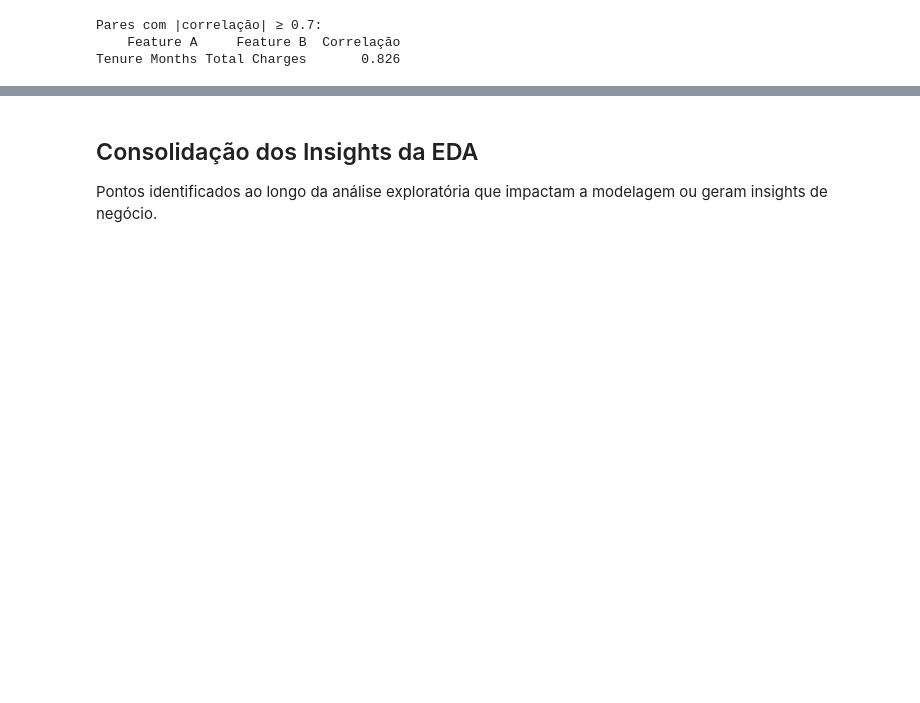
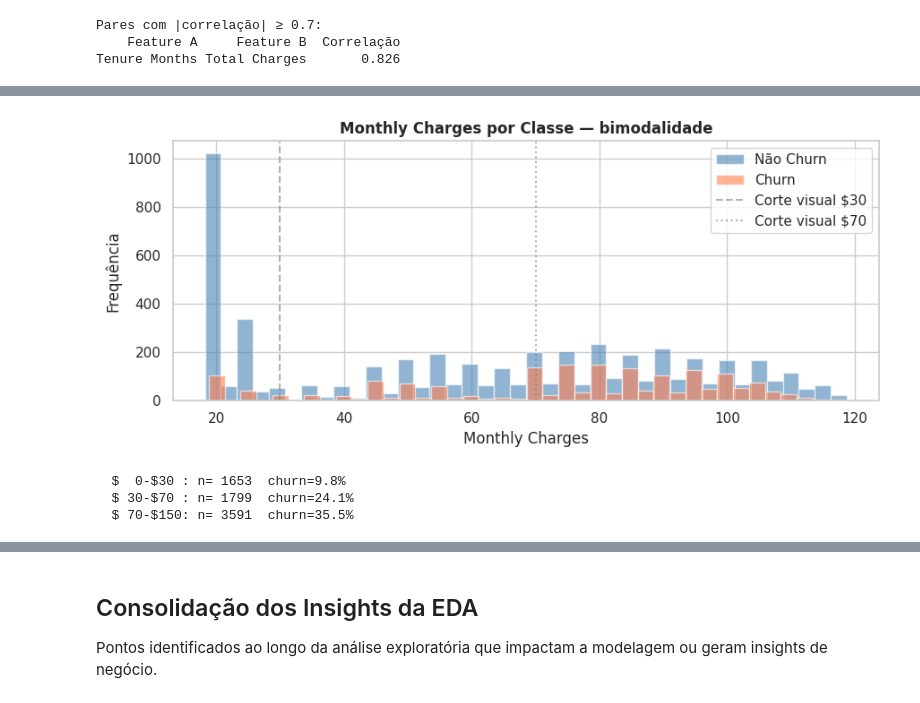
Before and after one commit to Jonathan1902/postech-fiap-tech-challenge-1, a Jupyter notebook: notebooks/01_eda_telco_churn.ipynb, the cells around one changed output, grey strips where cells are left out. Saved outputs shown, nothing was run; the diff lists cells and outputs as text; code cells hidden in the pictures; blank space fills up the shorter version.

```diff
--- a/notebooks/01_eda_telco_churn.ipynb
+++ b/notebooks/01_eda_telco_churn.ipynb
@@ -562,0 +731,19 @@ insights.extend([
+# %%
+fig, ax = plt.subplots(figsize=(9, 4))
+for val, grp in df.groupby(TARGET_COL):
+    ax.hist(grp['Monthly Charges'], bins=40, alpha=0.6,
+            label=CLASS_LABELS[val], color=CLASS_COLORS[val])
+ax.axvline(30, color='gray', ls='--', alpha=0.6, label='Corte visual $30')
+ax.axvline(70, color='gray', ls=':',  alpha=0.6, label='Corte visual $70')
+ax.set_xlabel('Monthly Charges'); ax.set_ylabel('Frequência')
+ax.set_title('Monthly Charges por Classe — bimodalidade', fontweight='bold')
+ax.legend(); plt.tight_layout(); plt.show()
+
+for lo, hi in [(0,30),(30,70),(70,150)]:
+    mask = (df['Monthly Charges']>=lo)&(df['Monthly Charges']<hi)
+    print(f'  ${lo:>3d}-${hi:<3d}: n={mask.sum():5d}  churn={df[mask][TARGET_COL].mean()*100:.1f}%')
+# %% [output]
+[figure, added]
+  $  0-$30 : n= 1653  churn=9.8%
+  $ 30-$70 : n= 1799  churn=24.1%
+  $ 70-$150: n= 3591  churn=35.5%
```
Also changed, not shown: parts of 23 cells of this notebook, 5 other files.
